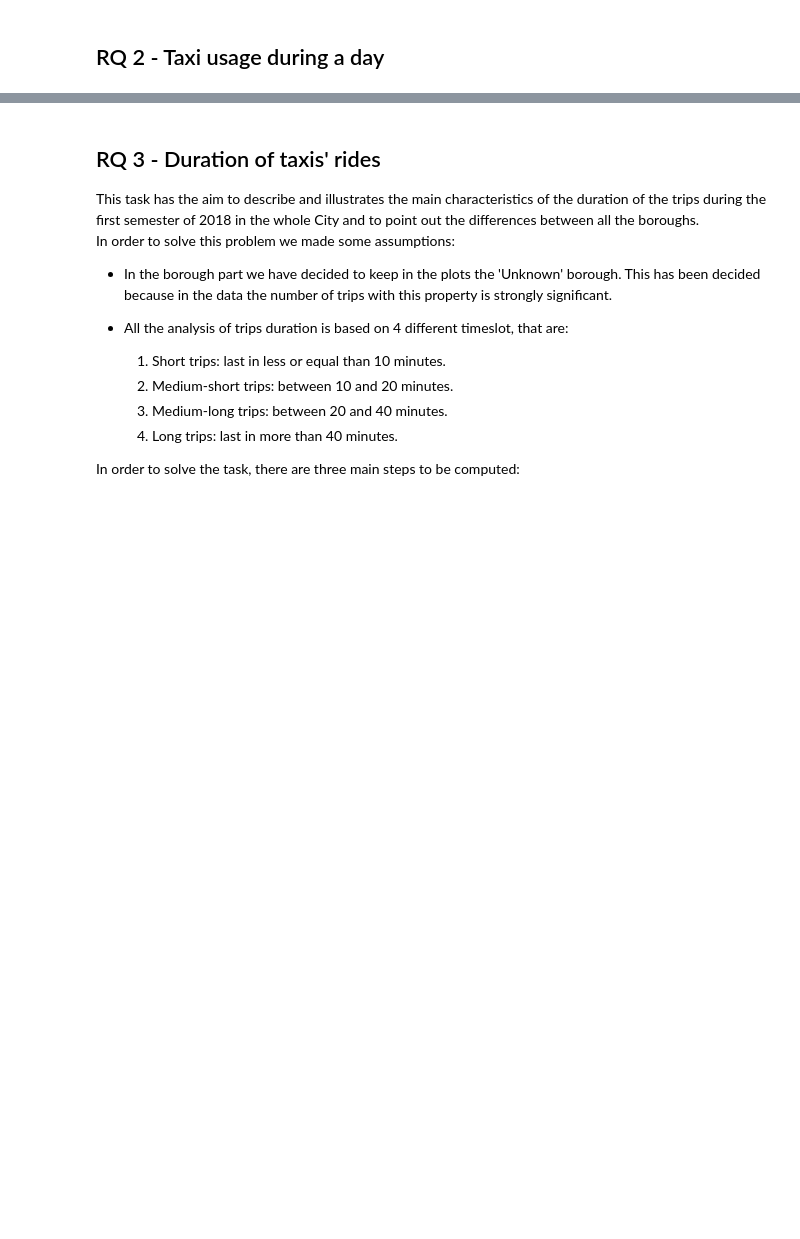
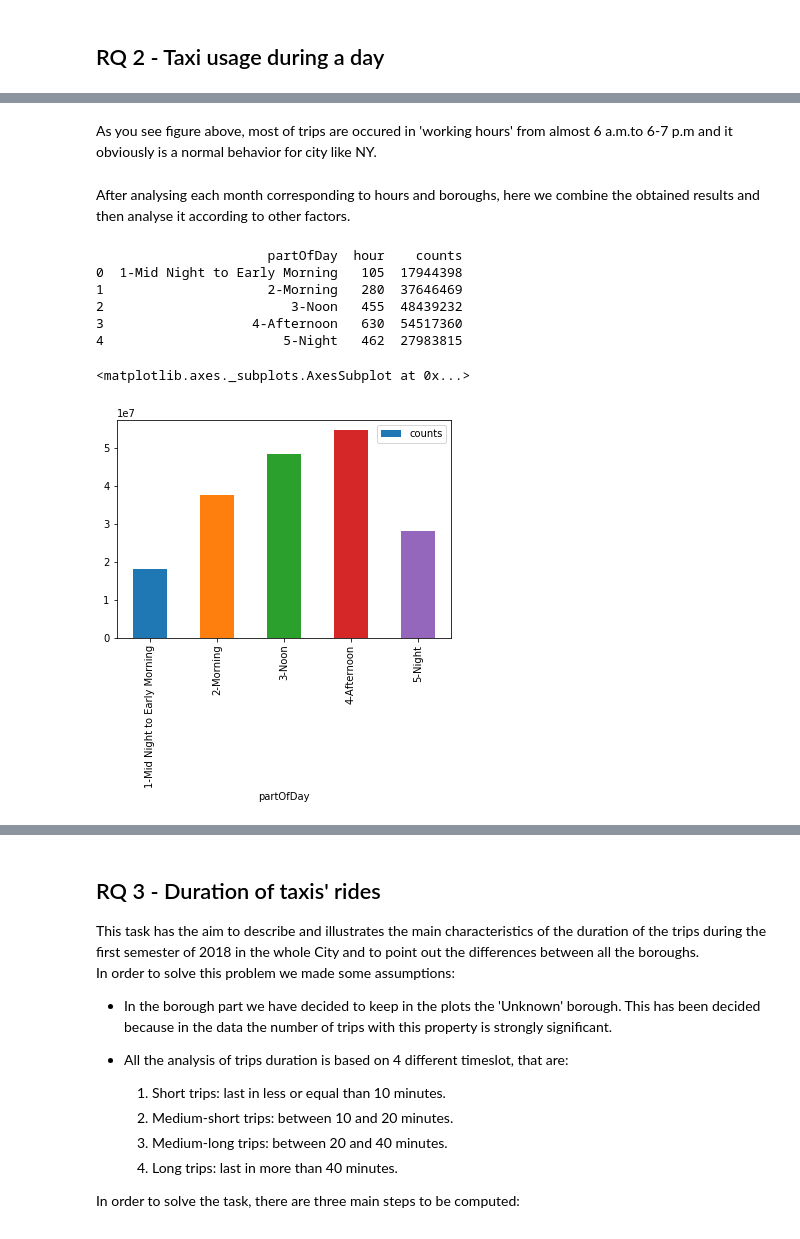
Before and after one commit to aleflabo/Yellow-Taxis-Anlysis-in-NY-city, a Jupyter notebook: Homework_2.ipynb, the cells around one changed output, grey strips where cells are left out. Saved outputs shown, nothing was run; the diff lists cells and outputs as text; code cells hidden in the pictures; blank space fills up the shorter version.

```diff
--- a/Homework_2.ipynb
+++ b/Homework_2.ipynb
@@ -134,0 +279,25 @@ The absolute numbers of all recorded trips we considered. You can see that the t
+# %% [markdown]
+As you see figure above, most of trips are occured in 'working hours' from almost 6 a.m.to 6-7 p.m and it obviously is a normal behavior for city like NY.
+# %% [markdown]
+After analysing each month corresponding to hours and boroughs, here we combine the obtained results and then analyse it according to other factors.
+# %%
+def partOfDay(hour):
+    if hour <= 5: return "1-Mid Night to Early Morning"
+    if hour <= 10 and hour > 5: return "2-Morning"
+    if hour <= 15 and hour > 10: return "3-Noon"
+    if hour <= 20 and hour > 15: return "4-Afternoon"
+    if hour <= 24 and hour > 20: return "5-Night"
+
+finalDf['partOfDay'] = finalDf['hour'].apply(partOfDay)
+groupByPartOfDayDf = finalDf.groupby(['partOfDay']).sum().reset_index()
+print(groupByPartOfDayDf)
+groupByPartOfDayDf.set_index('partOfDay').plot.bar(y='counts')
+# %% [output]
+                      partOfDay  hour    counts
+0  1-Mid Night to Early Morning   105  17944398
+1                     2-Morning   280  37646469
+2                        3-Noon   455  48439232
+3                   4-Afternoon   630  54517360
+4                       5-Night   462  27983815
+<matplotlib.axes._subplots.AxesSubplot at 0x...>
+[figure, added]
```
Also changed, not shown: parts of 20 cells of this notebook.
